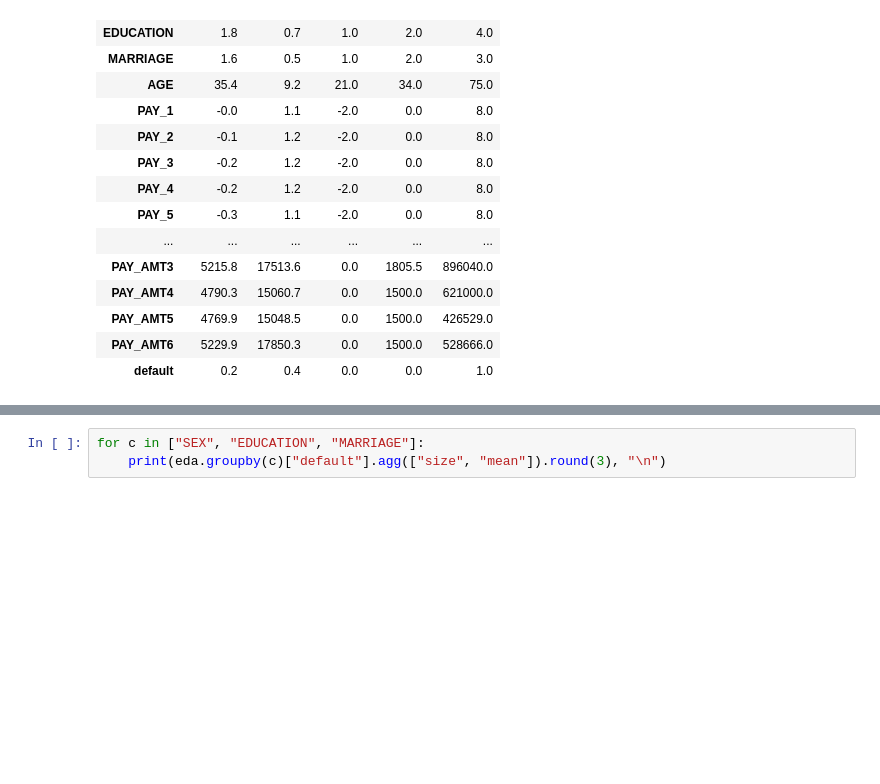
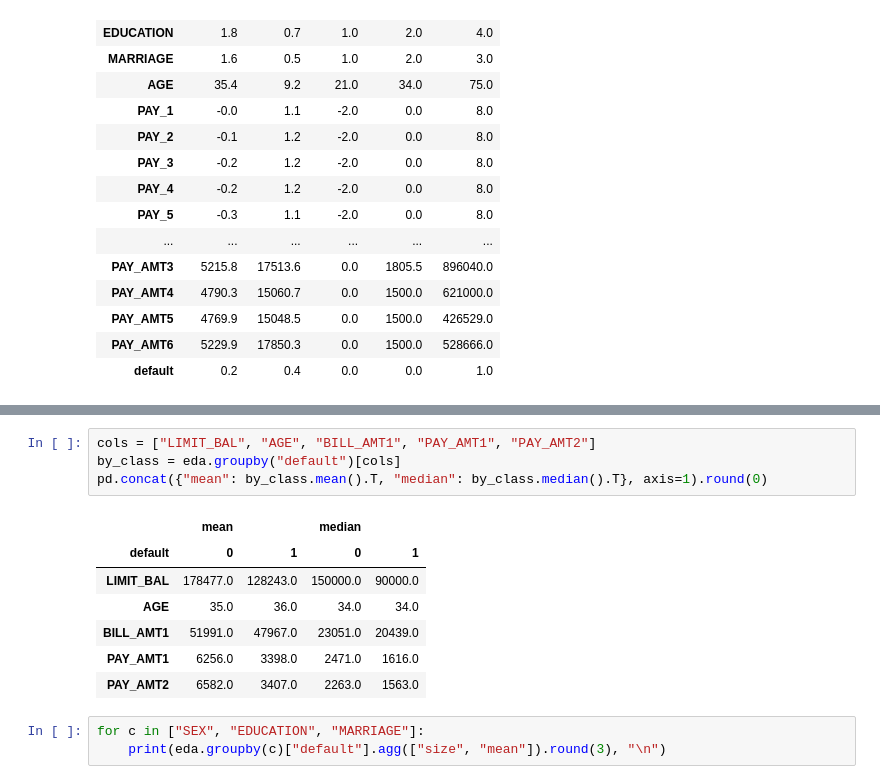
Before and after one commit to johnattanngassaki999/credit_card_default, a Jupyter notebook: 01_eda.ipynb, the cells around one changed output, grey strips where cells are left out. Drawn from its saved outputs; the diff is of its cells as text; blank space fills up the shorter version.

```diff
--- a/01_eda.ipynb
+++ b/01_eda.ipynb
@@ -94,3 +112,15 @@ Name: proportion, dtype: float64
+# %%
+cols = ["LIMIT_BAL", "AGE", "BILL_AMT1", "PAY_AMT1", "PAY_AMT2"]
+by_class = eda.groupby("default")[cols]
+pd.concat({"mean": by_class.mean().T, "median": by_class.median().T}, axis=1).round(0)
+# %% [output]
+|  | mean |  | median |  |
+| default | 0 | 1 | 0 | 1 |
+| LIMIT_BAL | 178477.0 | 128243.0 | 150000.0 | 90000.0 |
+| AGE | 35.0 | 36.0 | 34.0 | 34.0 |
+| BILL_AMT1 | 51991.0 | 47967.0 | 23051.0 | 20439.0 |
+| PAY_AMT1 | 6256.0 | 3398.0 | 2471.0 | 1616.0 |
+| PAY_AMT2 | 6582.0 | 3407.0 | 2263.0 | 1563.0 |
 # %%
 for c in ["SEX", "EDUCATION", "MARRIAGE"]:
     print(eda.groupby(c)["default"].agg(["size", "mean"]).round(3), "\n")
```
Also changed, not shown: parts of 2 cells of this notebook.
